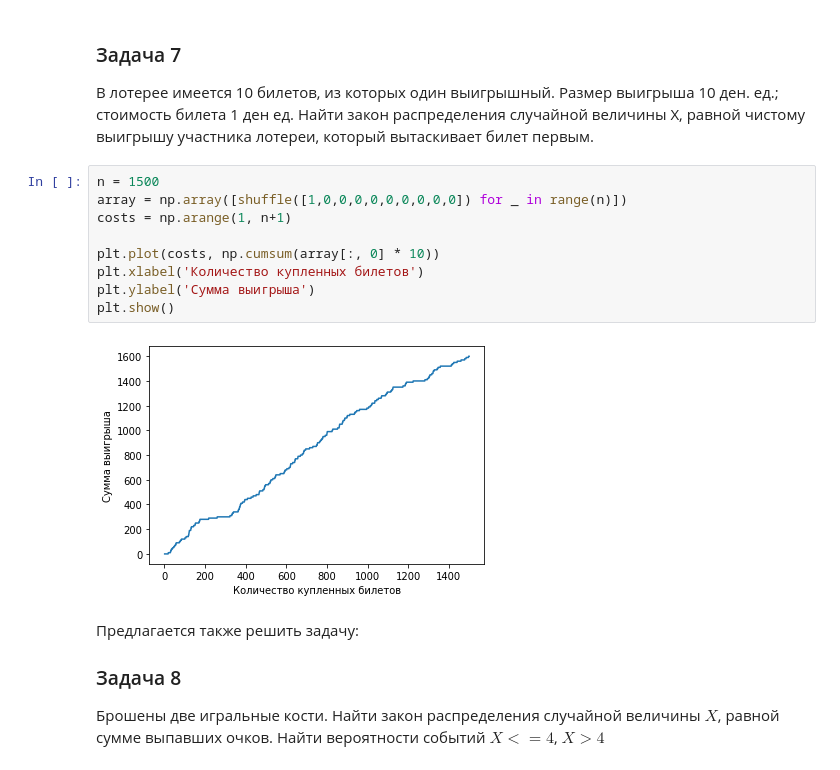
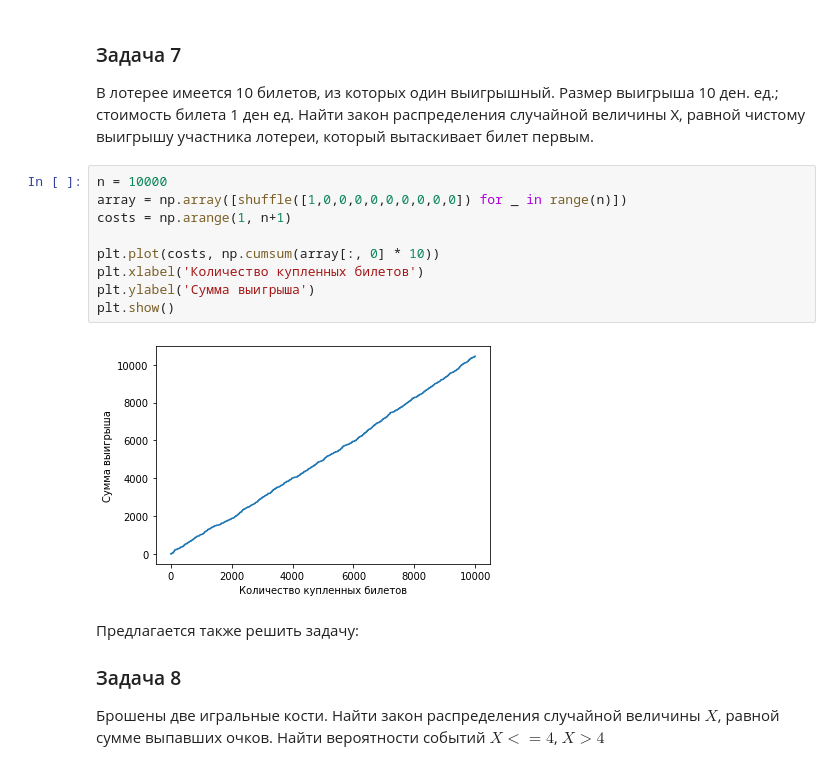
Before and after one commit to buxkirill/reboot_DA, a Jupyter notebook: math_stat/homeworks/Практика_к_занятию_11_empty.ipynb, the cells around one changed output. Drawn from its saved outputs; the diff is of its cells as text.

```diff
--- a/math_stat/homeworks/Практика_к_занятию_11_empty.ipynb
+++ b/math_stat/homeworks/Практика_к_занятию_11_empty.ipynb
@@ -190,16 +219,16 @@ D: 0.993
 ### Задача 7
 В лотерее имеется 10 билетов, из которых один выигрышный. Размер выигрыша 10 ден. ед.; стоимость билета 1 ден ед. Найти закон распределения случайной величины X, равной чистому выигрышу участника лотереи, который вытаскивает билет первым.
 # %%
-n = 1500
+n = 10000
 array = np.array([shuffle([1,0,0,0,0,0,0,0,0,0]) for _ in range(n)])
 costs = np.arange(1, n+1)
 
 plt.plot(costs, np.cumsum(array[:, 0] * 10))
 plt.xlabel('Количество купленных билетов')
 plt.ylabel('Сумма выигрыша')
 plt.show()
 # %% [output]
-[figure, old version]
+[figure, new version]
 # %% [markdown]
 Предлагается также решить задачу:
 
```
Also changed, not shown: parts of 12 cells of this notebook.
